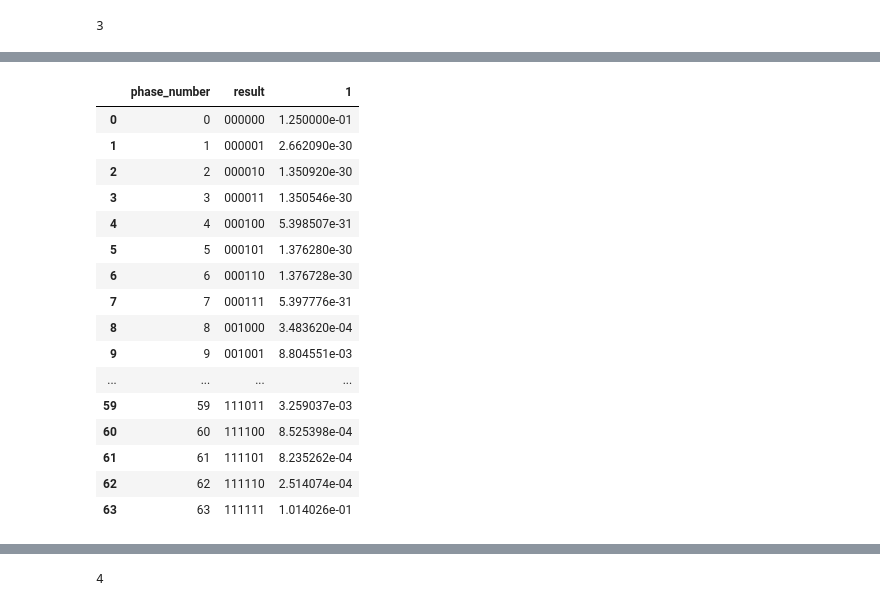
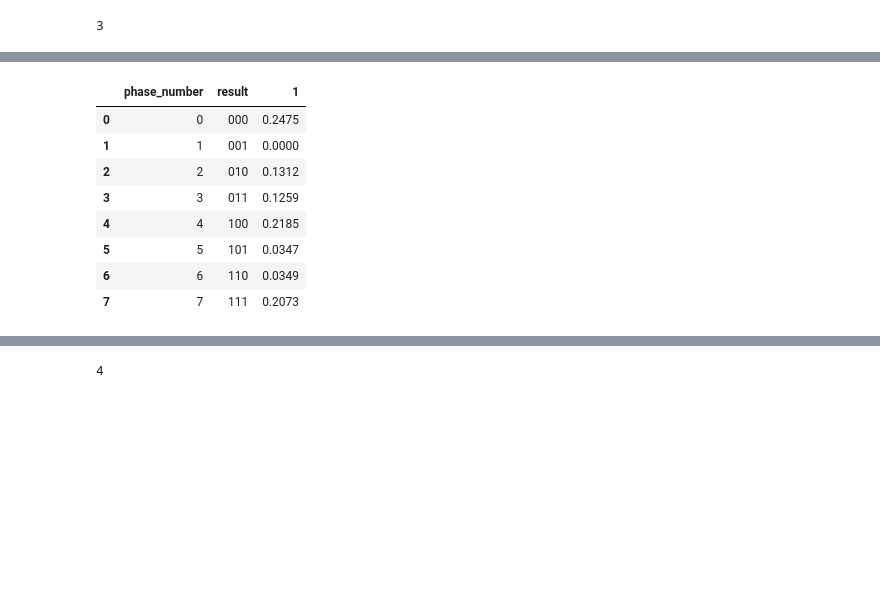
Before and after one commit to Anatoly-Antipov/QuantumOperations, a Jupyter notebook: Test.ipynb, the cells around one changed output, grey strips where cells are left out. Cells and saved outputs as stored; diff of their text form; code cells hidden in the pictures; blank space fills up the shorter version.

```diff
--- a/Test.ipynb
+++ b/Test.ipynb
@@ -745,5 +0,0 @@ circuit = q.QNode(func,dev)
-# %%
-# Check input
-states = c.states_vector(wires)
-measurements = circuit(np.array([1,0,1,0,1]))
-np.vstack([states,measurements]).T
@@ -1089,12 +0,0 @@ circuit = q.QNode(func,dev)
-# %%
-# Check input
-start = datetime.datetime.now()
-
-states = c.states_vector(wires)
-# don't forget to set register wires_N in accordance to N's value
-measurements = circuit(np.array([1,0,1,1,0,1]),3,5)
-
-res = np.vstack([states,measurements]).T
-
-end = datetime.datetime.now()
-print(end-start)
@@ -1182,10 +489,34 @@ circuit = q.QNode(func,dev)
+# %%
+bits_for_register_with_a_number = 3
+
+# wires
+wires=[i for i in range(bits_for_register_with_a_number*6+2)]
+
+# device
+dev = qml.device('default.qubit', wires=wires, shots=10000, analytic=None)
+
+# circuit
+def func(N,y,input_):
+
+    # insert input
+    for i in range(len(wires)):
+        if input_[i] == 1:
+            qml.PauliX(wires=wires[i])
+
+    # circuit
+    q.Order_Finding(N,y,wires=wires)
+
+    return qml.probs(wires)
+
+# QNode
+circuit = qml.QNode(func,dev)
 # %%
 # Check input
 start = datetime.datetime.now()
 
 states = c.states_vector(wires)
 # don't forget to set register wires_N in accordance to N's value
-measurements = circuit(np.array([0,0,0,0,0,0,1,0,1]),3,5)
+measurements = circuit(5,3,[0,0,0,1,0,0,0,0,0,0,0,0,0,0,0,0,1,0,1,0])
 
 res = np.vstack([states,measurements]).T
 
@@ -1200,29 +531,21 @@ len(np.where(measurements>0)[0]) / len(measurements)
 # %%
 res = pd.DataFrame(res)
-res['result'] = res[0].str.slice(start=6,stop=0,step=-1)
+res['result'] = res[0].str.slice(start=3,stop=0,step=-1)
 res[1] = res[1].astype('float')
 
 res_gb = res[['result',1]].groupby(['result']).sum().reset_index()
 res_gb = res_gb.reset_index().rename(columns={'index':'phase_number'})
 res_gb
 # %% [output]
 |  | phase_number | result | 1 |
-| 0 | 0 | 000000 | 1.250000e-01 |
-| 1 | 1 | 000001 | 2.662090e-30 |
-| 2 | 2 | 000010 | 1.350920e-30 |
-| 3 | 3 | 000011 | 1.350546e-30 |
-| 4 | 4 | 000100 | 5.398507e-31 |
-| 5 | 5 | 000101 | 1.376280e-30 |
-| 6 | 6 | 000110 | 1.376728e-30 |
-| 7 | 7 | 000111 | 5.397776e-31 |
-| 8 | 8 | 001000 | 3.483620e-04 |
-| 9 | 9 | 001001 | 8.804551e-03 |
-| ... | ... | ... | ... |
-| 59 | 59 | 111011 | 3.259037e-03 |
-| 60 | 60 | 111100 | 8.525398e-04 |
-| 61 | 61 | 111101 | 8.235262e-04 |
-| 62 | 62 | 111110 | 2.514074e-04 |
-| 63 | 63 | 111111 | 1.014026e-01 |
+| 0 | 0 | 000 | 0.2475 |
+| 1 | 1 | 001 | 0.0000 |
+| 2 | 2 | 010 | 0.1312 |
+| 3 | 3 | 011 | 0.1259 |
+| 4 | 4 | 100 | 0.2185 |
+| 5 | 5 | 101 | 0.0347 |
+| 6 | 6 | 110 | 0.0349 |
+| 7 | 7 | 111 | 0.2073 |
 # %%
 plt.bar(res_gb['phase_number'],res_gb[1])
 # %% [output]
```
Also changed, not shown: parts of 120 cells of this notebook, 27 other files.
